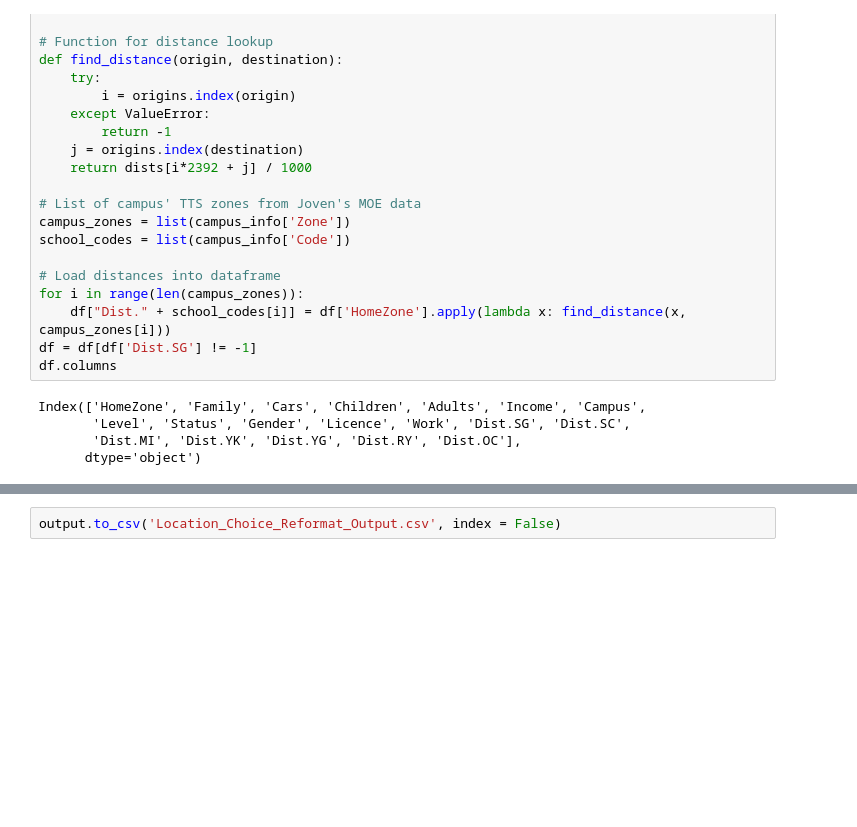
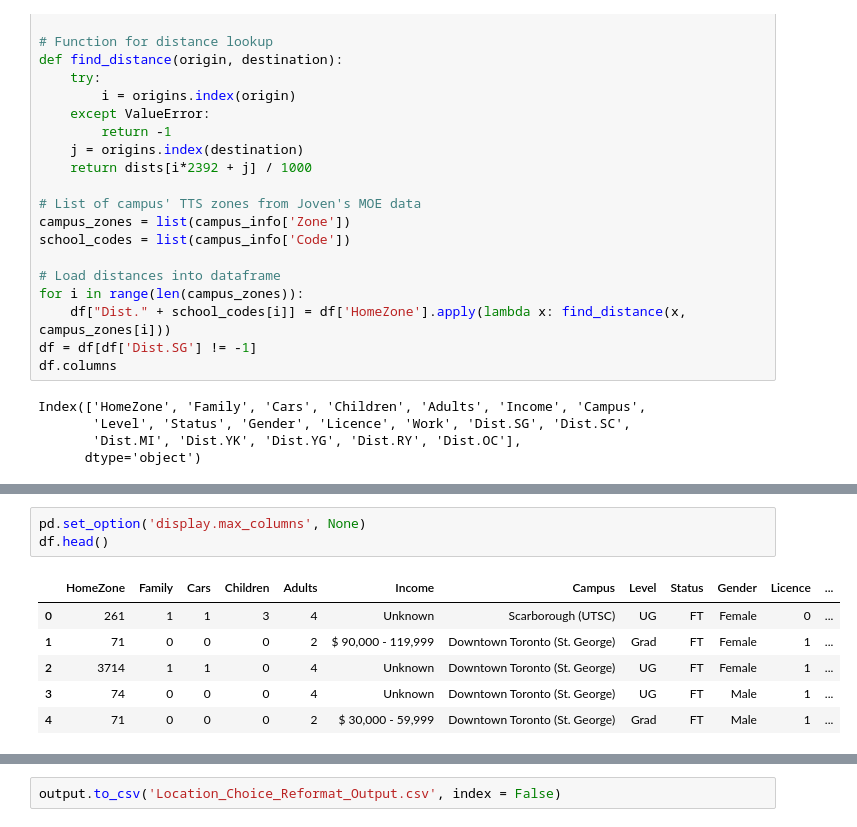
Before and after one commit to gonzaloMS-2000/PORPOS-TMG, a Jupyter notebook: Random_Forest/Location_Choice_Reformat_Input.ipynb, the cells around one changed output, grey strips where cells are left out. Cells and saved outputs as stored; diff of their text form; blank space fills up the shorter version.

```diff
--- a/Random_Forest/Location_Choice_Reformat_Input.ipynb
+++ b/Random_Forest/Location_Choice_Reformat_Input.ipynb
@@ -73,3 +88,13 @@ df.head()
+# %%
+pd.set_option('display.max_columns', None)
+df.head()
+# %% [output]
+|  | HomeZone | Family | Cars | Children | Adults | Income | Campus | Level | Status | Gender | Licence | ... |
+| 0 | 261 | 1 | 1 | 3 | 4 | Unknown | Scarborough (UTSC) | UG | FT | Female | 0 | ... |
+| 1 | 71 | 0 | 0 | 0 | 2 | $ 90,000 - 119,999 | Downtown Toronto (St. George) | Grad | FT | Female | 1 | ... |
+| 2 | 3714 | 1 | 1 | 0 | 4 | Unknown | Downtown Toronto (St. George) | UG | FT | Female | 1 | ... |
+| 3 | 74 | 0 | 0 | 0 | 4 | Unknown | Downtown Toronto (St. George) | UG | FT | Male | 1 | ... |
+| 4 | 71 | 0 | 0 | 0 | 2 | $ 30,000 - 59,999 | Downtown Toronto (St. George) | Grad | FT | Male | 1 | ... |
 # %%
 from sklearn.model_selection import train_test_split
 from sklearn.ensemble import RandomForestClassifier
```
Also changed, not shown: parts of 3 cells of this notebook, 2 other files.
